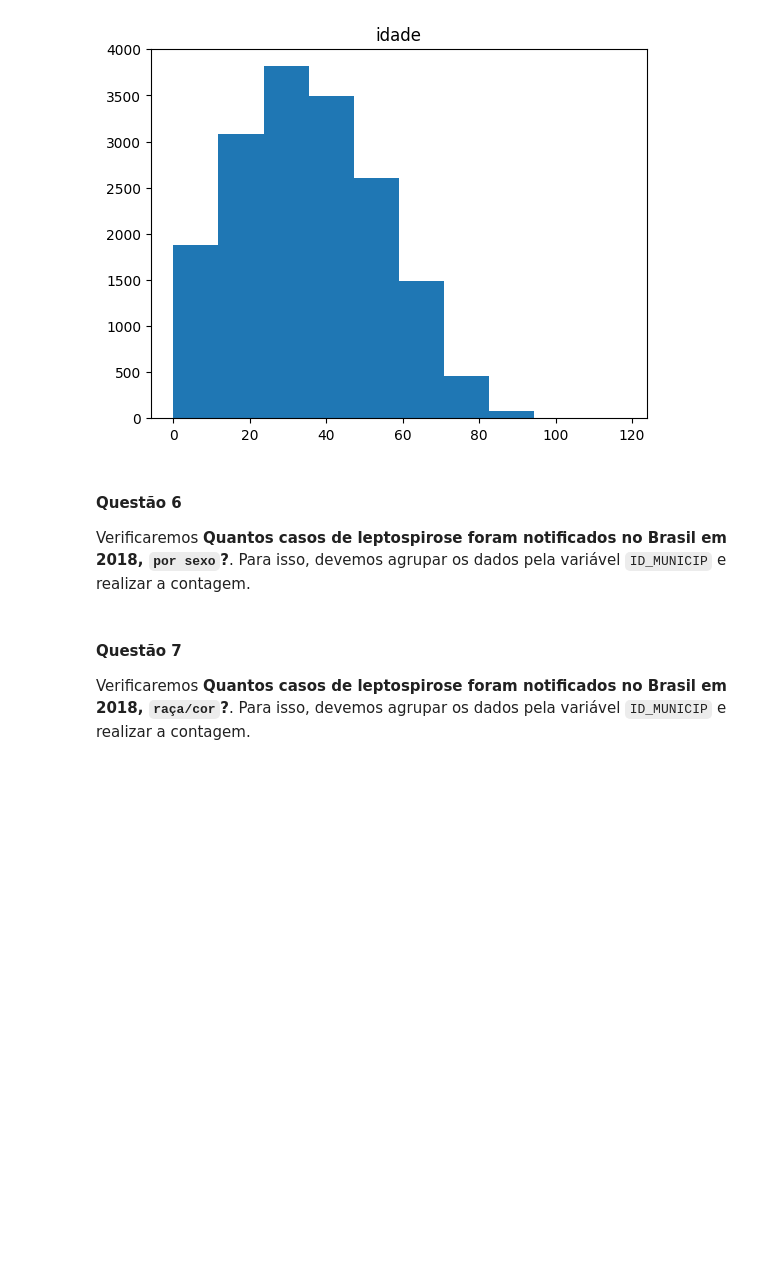
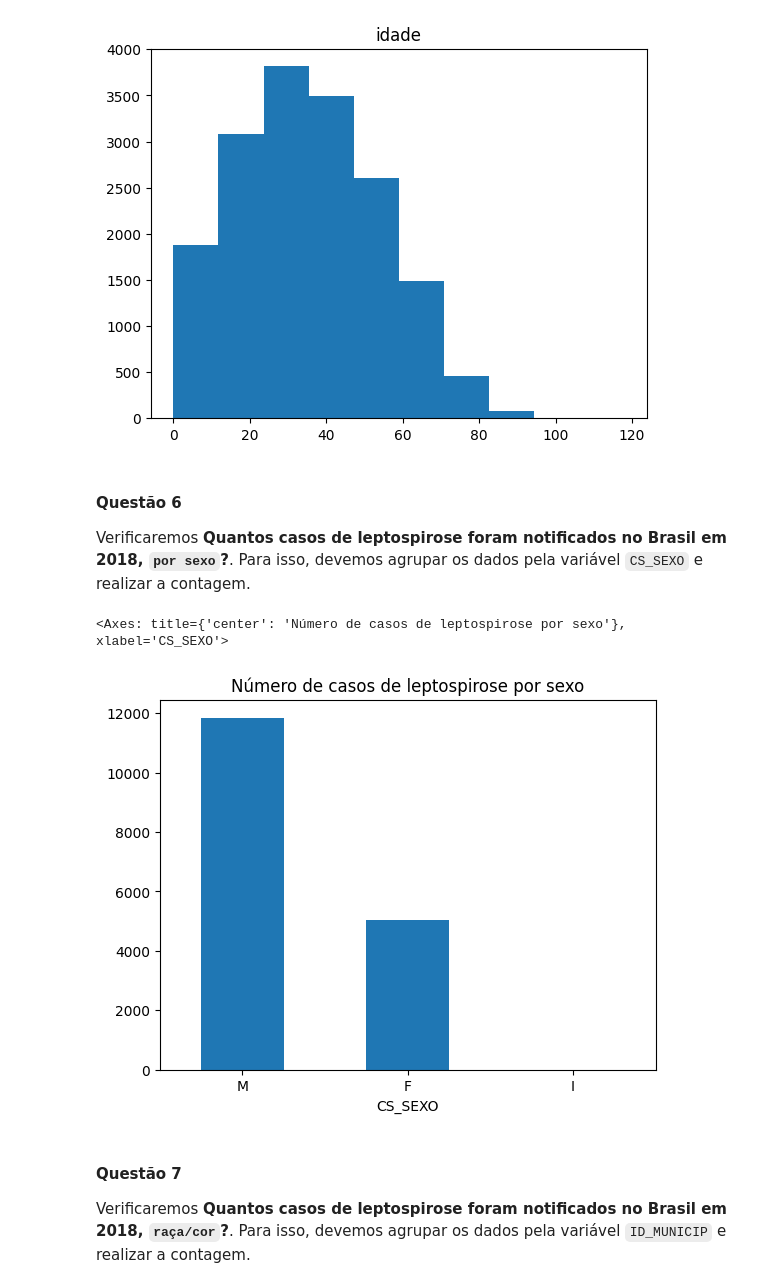
Before and after one commit to gtironi/exercicios_python, a Jupyter notebook: Projeto SUS/notebook_pysus.ipynb, the cells around one changed output. Drawn from its saved outputs; the diff is of its cells as text; code cells hidden in the pictures; blank space fills up the shorter version.

```diff
--- a/Projeto SUS/notebook_pysus.ipynb
+++ b/Projeto SUS/notebook_pysus.ipynb
@@ -159,10 +159,13 @@ array([[<Axes: title={'center': 'idade'}>]], dtype=object)
 # %% [markdown]
 #### Questão 6
 
-Verificaremos **Quantos casos de leptospirose foram notificados no Brasil em 2018, `por sexo`?**. Para isso, devemos agrupar os dados pela variável `ID_MUNICIP` e realizar a contagem.
+Verificaremos **Quantos casos de leptospirose foram notificados no Brasil em 2018, `por sexo`?**. Para isso, devemos agrupar os dados pela variável `CS_SEXO` e realizar a contagem.
 # %%
-agrupado_por_sexo = dataframe_lepto_2018.groupby('CS_SEXO').count().sort_values('SG_UF', ascending=False)
-# print(agrupado_por_sexo['SG_UF'])
+agrupado_por_sexo = dataframe_lepto_2018.groupby('CS_SEXO').count().sort_values('SG_UF', ascending=False)['SG_UF']
+agrupado_por_sexo.plot.bar(title = 'Número de casos de leptospirose por sexo',rot = 0)
+# %% [output]
+<Axes: title={'center': 'Número de casos de leptospirose por sexo'}, xlabel='CS_SEXO'>
+[figure, added]
 # %% [markdown]
 #### Questão 7
 
```
